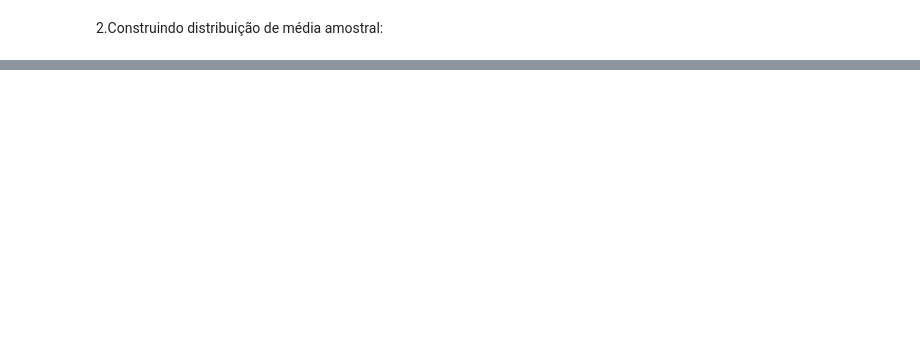
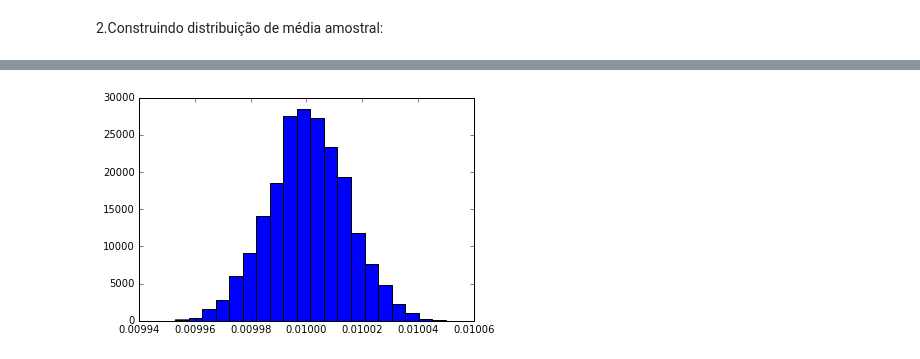
Before and after one commit to JoseFernandoInsper/CD, a Jupyter notebook: miniprojeto2/Miniprojeto 2.ipynb, the cells around one changed output, grey strips where cells are left out. Cells and saved outputs as stored; diff of their text form; code cells hidden in the pictures; blank space fills up the shorter version.

```diff
--- a/miniprojeto2/Miniprojeto 2.ipynb
+++ b/miniprojeto2/Miniprojeto 2.ipynb
@@ -75,0 +134,4 @@ print(media)
+# %%
+media20 = []
+for i in range(10000):
+    media20.append(np.mean(np.random.choice(k,size = 20)))
@@ -75,0 +167,6 @@ print(media)
+# %%
+media50 = []
+for i in range(10000):
+    media50.append(np.mean(np.random.choice(k,size = 50)))
+# %%
+x_barra50 = pd.Series(media50)
@@ -75,0 +204,20 @@ print(media)
+# %%
+MX1 = []
+MX9 = []
+
+for i in range(10000):
+    Media50 = []
+
+    for u in range(50):
+        X =  np.random.choice(x_barra50)
+        Media50.append(X)
+
+        if u == 0:
+            MX1.append(X)
+        if u == 8:
+            MX9.append(X)
+# %%
+plt.hist(MX1, bins = 20, normed = 1)
+plt.show()
+# %% [output]
+[figure, added]
```
Also changed, not shown: parts of 30 cells of this notebook.
